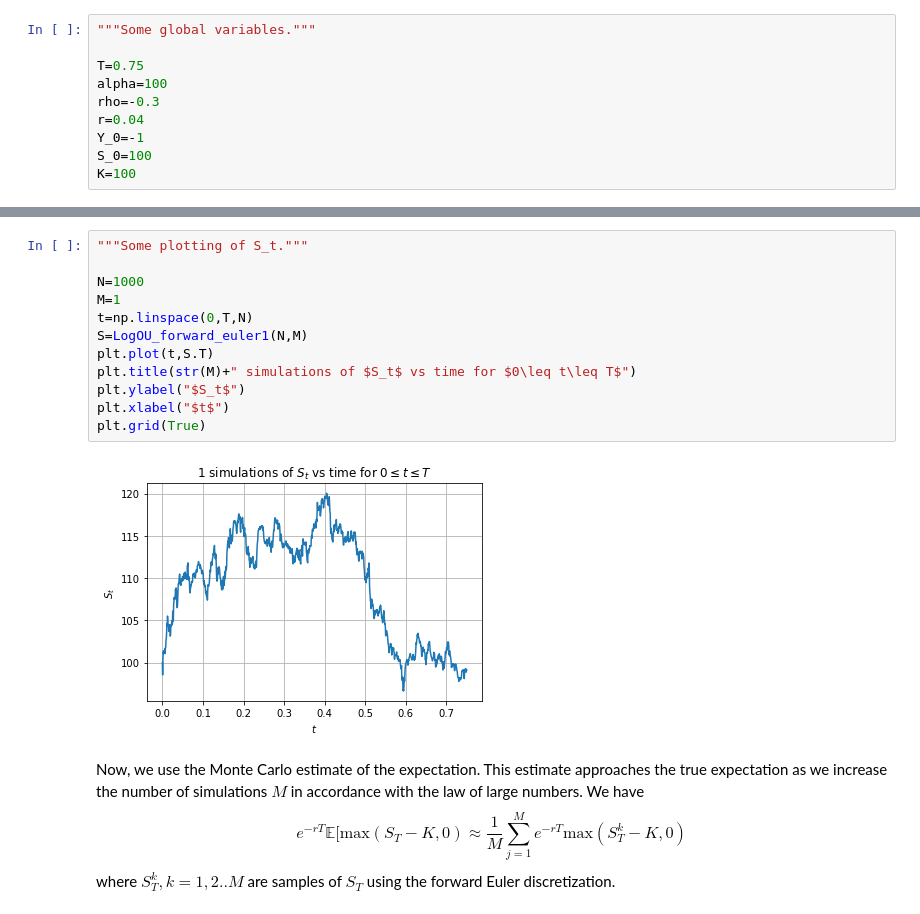
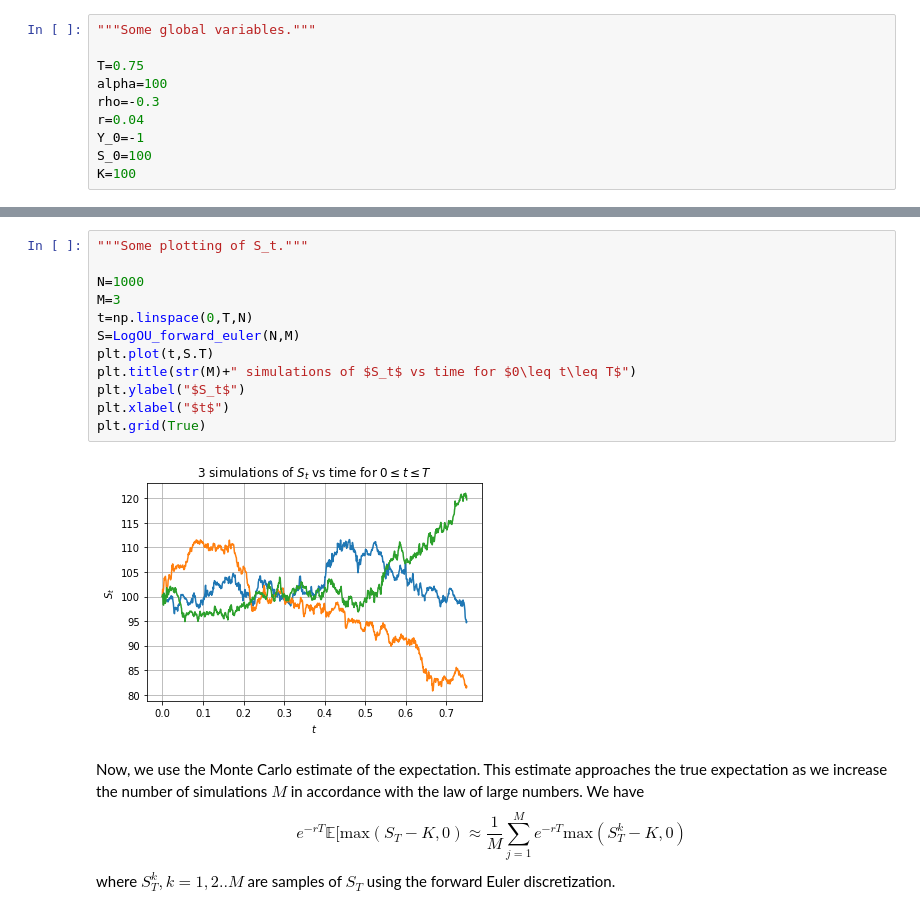
Before and after one commit to albhen/KTH-Computational-methods-for-stochastic-differential-equations, a Jupyter notebook: Log Ornstein-Uhlenbeck, stochastic volatility model.ipynb, the cells around one changed output, grey strips where cells are left out. Saved outputs shown, nothing was run; the diff lists cells and outputs as text.

```diff
--- a/Log Ornstein-Uhlenbeck, stochastic volatility model.ipynb
+++ b/Log Ornstein-Uhlenbeck, stochastic volatility model.ipynb
@@ -112,17 +65,17 @@ print(dZ)
 # %%
 """Some plotting of S_t."""
 
 N=1000
-M=1
+M=3
 t=np.linspace(0,T,N)
-S=LogOU_forward_euler1(N,M)
+S=LogOU_forward_euler(N,M)
 plt.plot(t,S.T)
 plt.title(str(M)+" simulations of $S_t$ vs time for $0\leq t\leq T$")
 plt.ylabel("$S_t$")
 plt.xlabel("$t$")
 plt.grid(True)
 # %% [output]
-[figure, old version]
+[figure, new version]
 # %% [markdown]
 Now, we use the Monte Carlo estimate of the expectation. This estimate approaches the true expectation as we increase the number of simulations $M$ in accordance with the law of large numbers. We have
 $$e^{-rT}\mathbb{E}[\text{max}(S_T-K,0)\approx \frac{1}{M}\sum_{j=1}^Me^{-rT}\text{max}(S^k_T-K,0)$$
```
Also changed, not shown: parts of 8 cells of this notebook.
